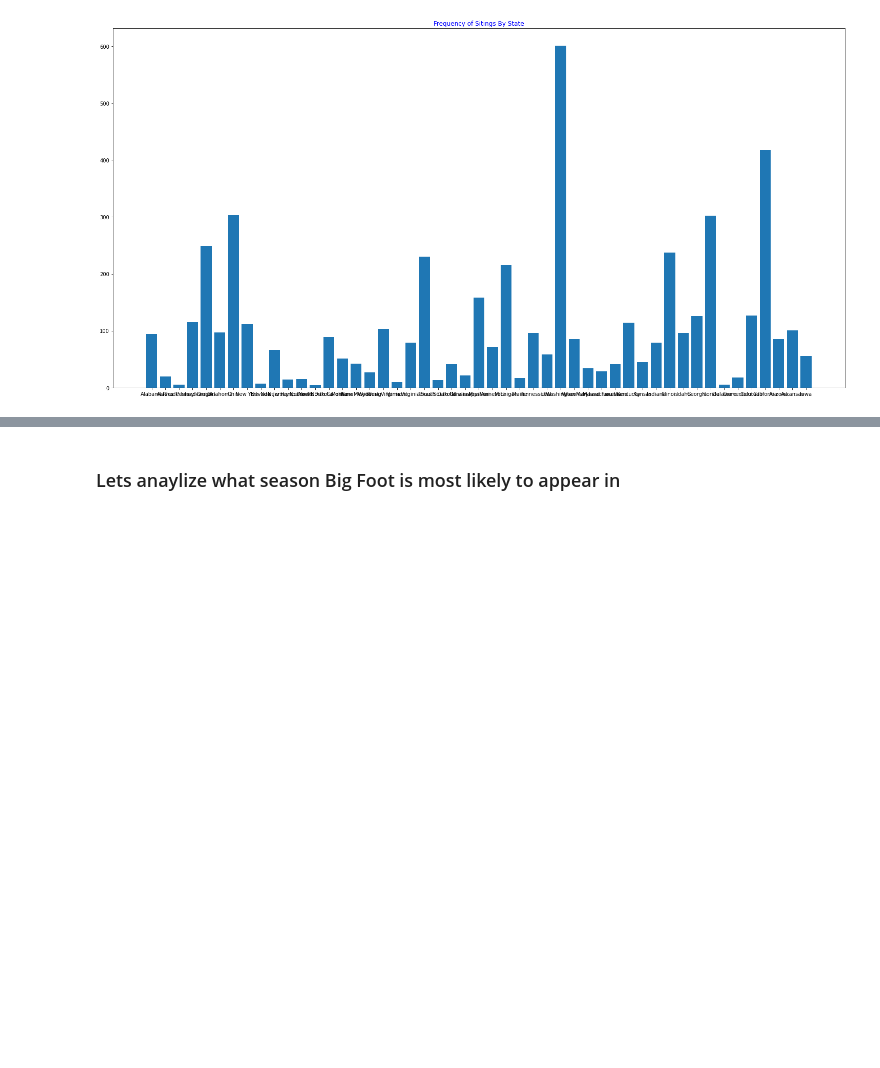
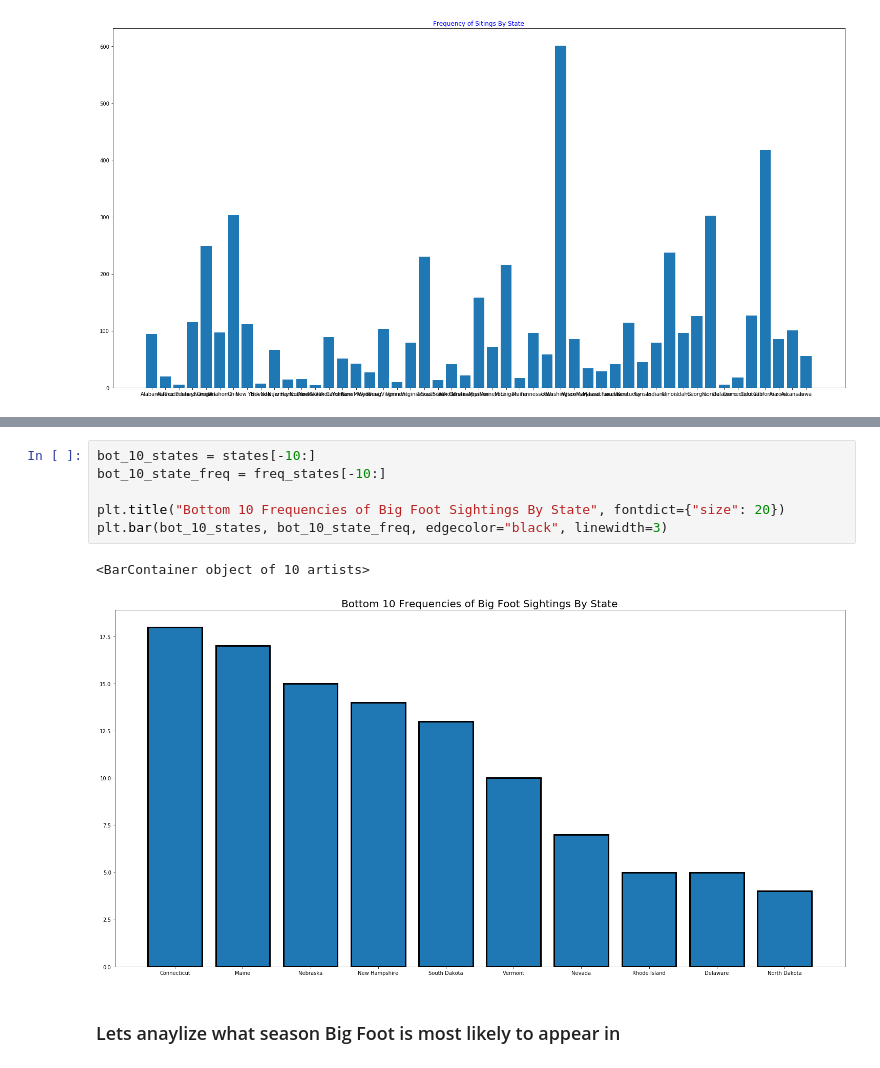
Before and after one commit to tarmacjupiter/bigfoot_opendata, a Jupyter notebook: BigFoot.ipynb, the cells around one changed output, grey strips where cells are left out. Cells and saved outputs as stored; diff of their text form; blank space fills up the shorter version.

```diff
--- a/BigFoot.ipynb
+++ b/BigFoot.ipynb
@@ -158,3 +179,12 @@ plt.show()
+# %%
+bot_10_states = states[-10:]
+bot_10_state_freq = freq_states[-10:]
+
+plt.title("Bottom 10 Frequencies of Big Foot Sightings By State", fontdict={"size": 20})
+plt.bar(bot_10_states, bot_10_state_freq, edgecolor="black", linewidth=3)
+# %% [output]
+<BarContainer object of 10 artists>
+[figure, added]
 # %% [markdown]
 ### Lets anaylize what season Big Foot is most likely to appear in
 # %%
```
Also changed, not shown: parts of 9 cells of this notebook.
